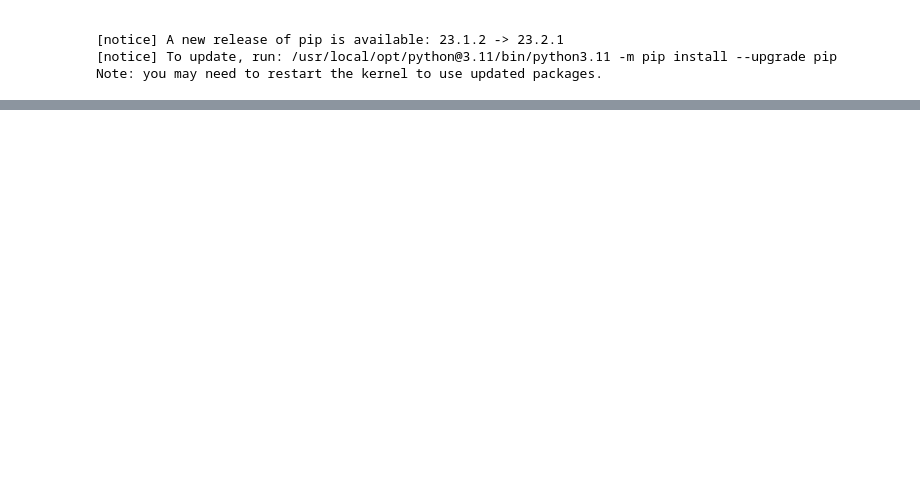
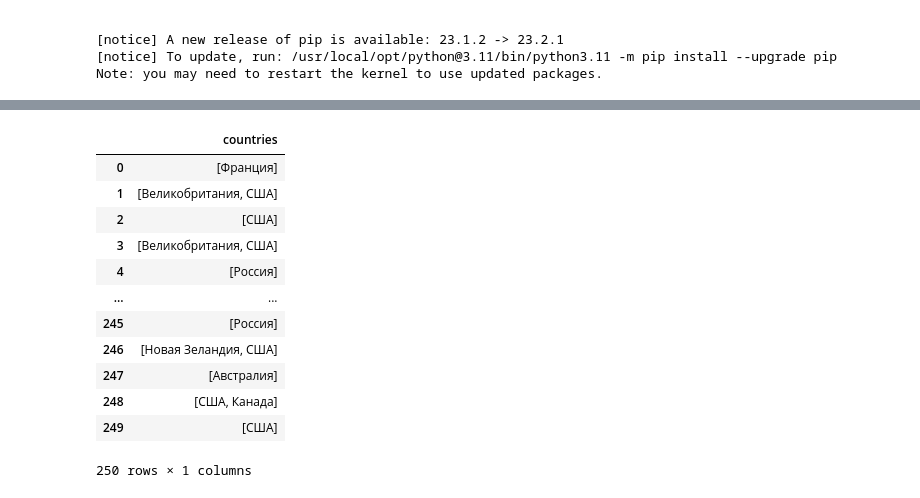
Before and after one commit to petr-iakovenko/kinopoisk_ETL, a Jupyter notebook: Python_code.ipynb, the cells around one changed output, grey strips where cells are left out. Cells and saved outputs as stored; diff of their text form; code cells hidden in the pictures; blank space fills up the shorter version.

```diff
--- a/Python_code.ipynb
+++ b/Python_code.ipynb
@@ -218,0 +251,17 @@ df_rating
+# %%
+df_countries = names_list('countries') # use func for transform data and create DataFrame df_countries
+df_countries
+# %% [output]
+|  | countries |
+| 0 | [Франция] |
+| 1 | [Великобритания, США] |
+| 2 | [США] |
+| 3 | [Великобритания, США] |
+| 4 | [Россия] |
+| ... | ... |
+| 245 | [Россия] |
+| 246 | [Новая Зеландия, США] |
+| 247 | [Австралия] |
+| 248 | [США, Канада] |
+| 249 | [США] |
+250 rows × 1 columns
```
Also changed, not shown: parts of 7 cells of this notebook, 1 other file.
